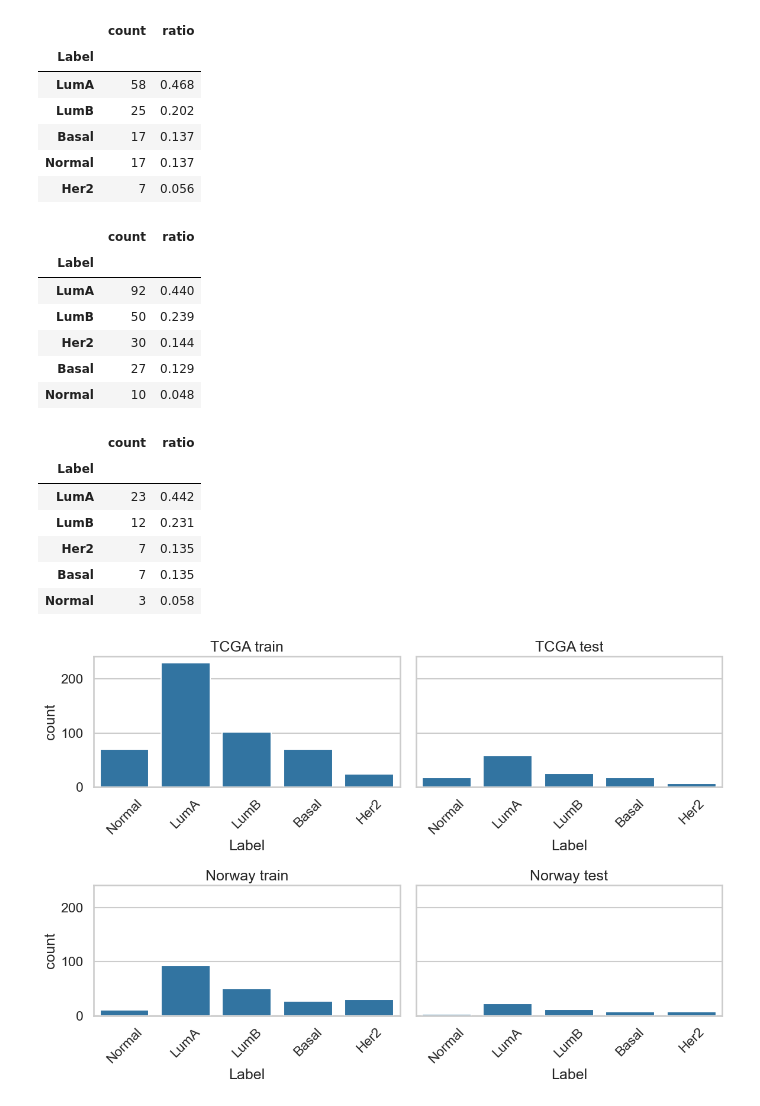
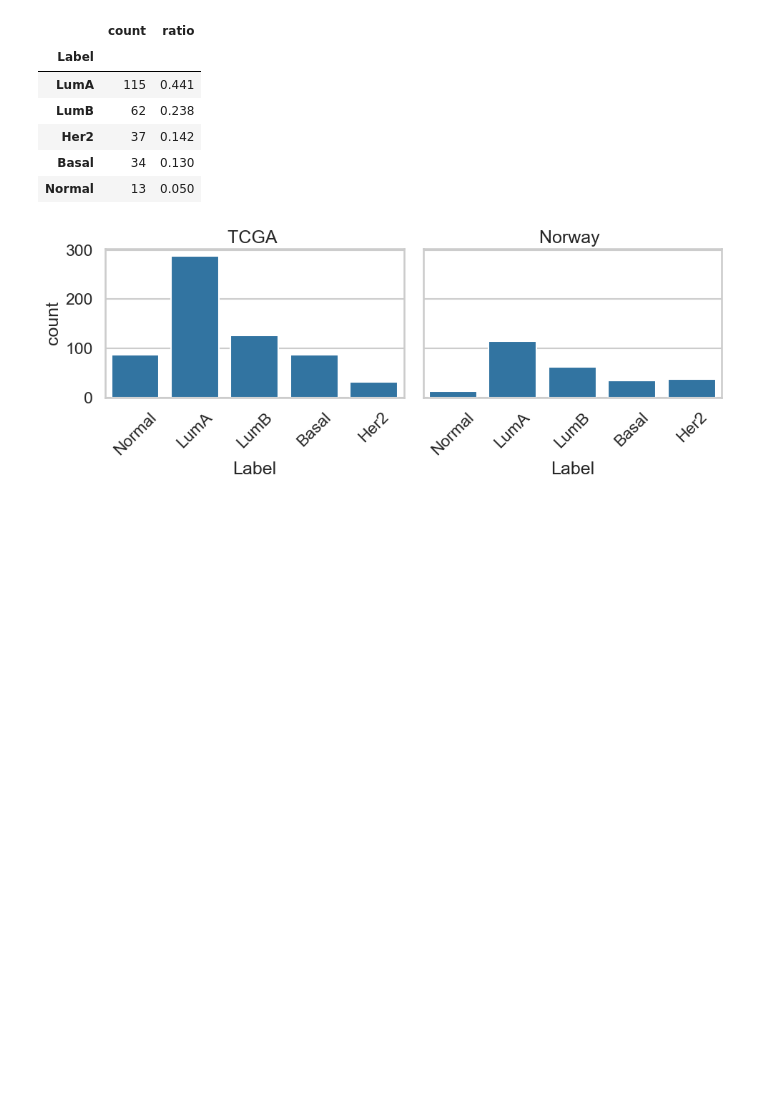
Before and after one commit to Alvinator24/BioinfoThesis, a Jupyter notebook: exploredata.ipynb, the cells around one changed output. Cells and saved outputs as stored; diff of their text form; code cells hidden in the pictures; blank space fills up the shorter version.

```diff
--- a/exploredata.ipynb
+++ b/exploredata.ipynb
@@ -36,3 +36,10 @@ norway = {
     "y_train": load_y("Y_train_Norway.csv"),
     "y_test": load_y("Y_test_Norway.csv"),
 }
+
+# Combine train + test
+tcga["X_all"] = pd.concat([tcga["X_train"], tcga["X_test"]], ignore_index=True)
+tcga["y_all"] = pd.concat([tcga["y_train"], tcga["y_test"]], ignore_index=True)
+
+norway["X_all"] = pd.concat([norway["X_train"], norway["X_test"]], ignore_index=True)
+norway["y_all"] = pd.concat([norway["y_train"], norway["y_test"]], ignore_index=True)
@@ -39,25 +62,19 @@ norway = {
 # %%
-# Cell 2: class balance (train/test)
+# Cell 2: class balance (combined)
 def class_balance(y):
     counts = y.value_counts()
     ratios = (counts / counts.sum()).round(3)
     return pd.DataFrame({"count": counts, "ratio": ratios})
 
-display(class_balance(tcga["y_train"]), class_balance(tcga["y_test"]))
-display(class_balance(norway["y_train"]), class_balance(norway["y_test"]))
+display(class_balance(tcga["y_all"]), class_balance(norway["y_all"]))
 
-order = pd.Index(pd.concat([tcga["y_train"], norway["y_train"]]).unique()).tolist()
+order = pd.Index(pd.concat([tcga["y_all"], norway["y_all"]]).unique()).tolist()
 
-fig, axes = plt.subplots(2, 2, figsize=(12, 8), sharey=True)
-sns.countplot(x=tcga["y_train"], order=order, ax=axes[0, 0])
-axes[0, 0].set_title("TCGA train")
-sns.countplot(x=tcga["y_test"], order=order, ax=axes[0, 1])
-axes[0, 1].set_title("TCGA test")
-
-sns.countplot(x=norway["y_train"], order=order, ax=axes[1, 0])
-axes[1, 0].set_title("Norway train")
-sns.countplot(x=norway["y_test"], order=order, ax=axes[1, 1])
-axes[1, 1].set_title("Norway test")
+fig, axes = plt.subplots(1, 2, figsize=(10, 4), sharey=True)
+sns.countplot(x=tcga["y_all"], order=order, ax=axes[0])
+axes[0].set_title("TCGA ")
+sns.countplot(x=norway["y_all"], order=order, ax=axes[1])
+axes[1].set_title("Norway ")
 
 for ax in axes.ravel():
     ax.tick_params(axis="x", rotation=45)
@@ -73,25 +90,11 @@ plt.tight_layout()
 |  | count | ratio |
 | Label |  |  |
-| LumA | 58 | 0.468 |
-| LumB | 25 | 0.202 |
-| Basal | 17 | 0.137 |
-| Normal | 17 | 0.137 |
-| Her2 | 7 | 0.056 |
+| LumA | 115 | 0.441 |
+| LumB | 62 | 0.238 |
+| Her2 | 37 | 0.142 |
+| Basal | 34 | 0.130 |
+| Normal | 13 | 0.050 |
-|  | count | ratio |
-| Label |  |  |
-| LumA | 92 | 0.440 |
-| LumB | 50 | 0.239 |
-| Her2 | 30 | 0.144 |
-| Basal | 27 | 0.129 |
-| Normal | 10 | 0.048 |
-|  | count | ratio |
-| Label |  |  |
-| LumA | 23 | 0.442 |
-| LumB | 12 | 0.231 |
-| Her2 | 7 | 0.135 |
-| Basal | 7 | 0.135 |
-| Normal | 3 | 0.058 |
-[figure, old version]
+[figure, new version]
 # %%
 # Cell 3: value distribution summary + histograms
 def sample_values(X, n=200_000, seed=0):
```
Also changed, not shown: parts of 9 cells of this notebook.
